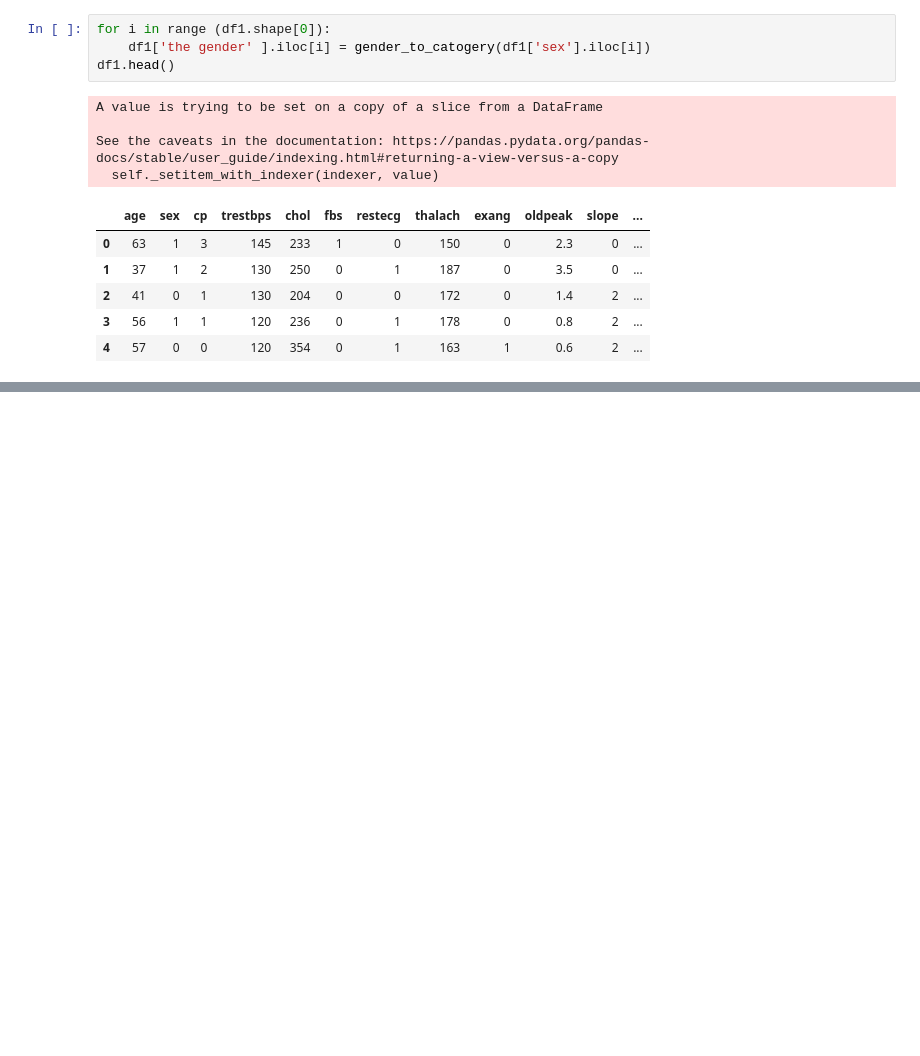
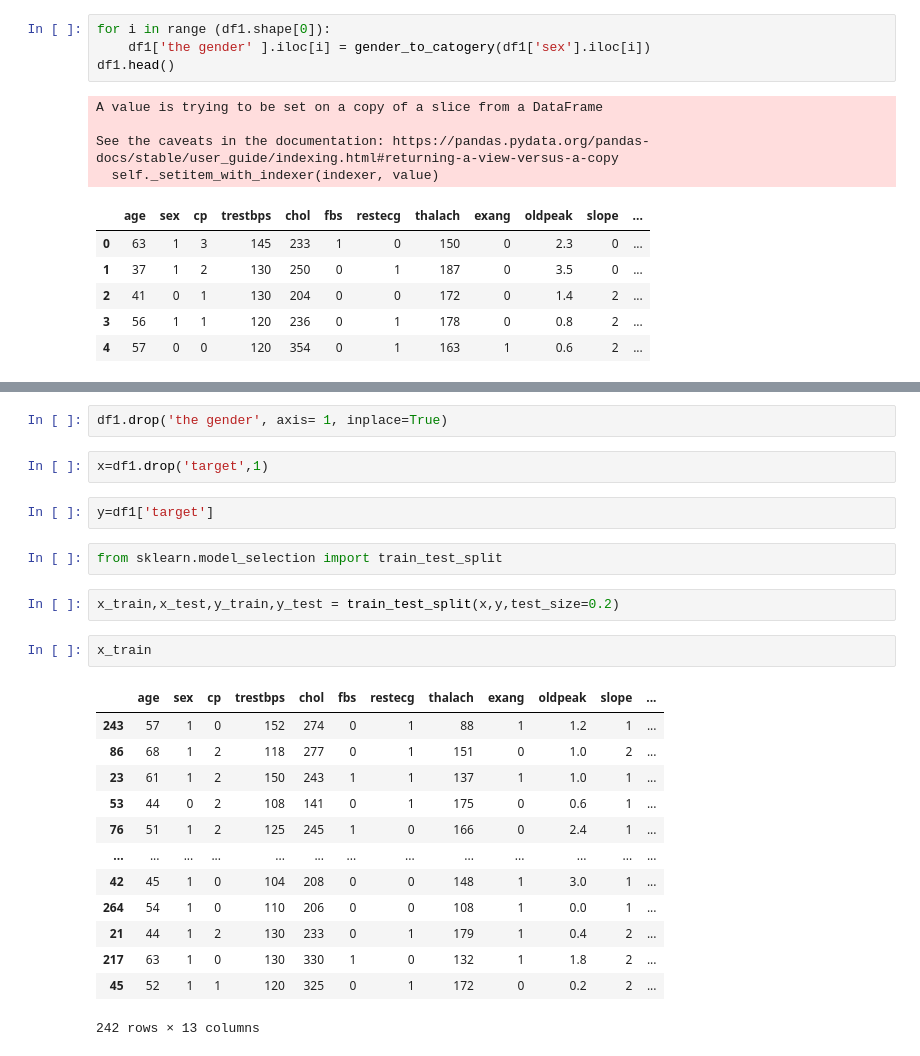
Before and after one commit to MokhtarElmahdy/Heart_Attack, a Jupyter notebook: Untitled.ipynb, the cells around one changed output, grey strips where cells are left out. Saved outputs shown, nothing was run; the diff lists cells and outputs as text; blank space fills up the shorter version.

```diff
--- a/Untitled.ipynb
+++ b/Untitled.ipynb
@@ -66 +66,27 @@ female     96
 Name: the gender, dtype: int64
+# %%
+df1.drop('the gender', axis= 1, inplace=True)
+# %%
+x=df1.drop('target',1)
+# %%
+y=df1['target']
+# %%
+from sklearn.model_selection import train_test_split
+# %%
+x_train,x_test,y_train,y_test = train_test_split(x,y,test_size=0.2)
+# %%
+x_train
+# %% [output]
+|  | age | sex | cp | trestbps | chol | fbs | restecg | thalach | exang | oldpeak | slope | ... |
+| 243 | 57 | 1 | 0 | 152 | 274 | 0 | 1 | 88 | 1 | 1.2 | 1 | ... |
+| 86 | 68 | 1 | 2 | 118 | 277 | 0 | 1 | 151 | 0 | 1.0 | 2 | ... |
+| 23 | 61 | 1 | 2 | 150 | 243 | 1 | 1 | 137 | 1 | 1.0 | 1 | ... |
+| 53 | 44 | 0 | 2 | 108 | 141 | 0 | 1 | 175 | 0 | 0.6 | 1 | ... |
+| 76 | 51 | 1 | 2 | 125 | 245 | 1 | 0 | 166 | 0 | 2.4 | 1 | ... |
+| ... | ... | ... | ... | ... | ... | ... | ... | ... | ... | ... | ... | ... |
+| 42 | 45 | 1 | 0 | 104 | 208 | 0 | 0 | 148 | 1 | 3.0 | 1 | ... |
+| 264 | 54 | 1 | 0 | 110 | 206 | 0 | 0 | 108 | 1 | 0.0 | 1 | ... |
+| 21 | 44 | 1 | 2 | 130 | 233 | 0 | 1 | 179 | 1 | 0.4 | 2 | ... |
+| 217 | 63 | 1 | 0 | 130 | 330 | 1 | 0 | 132 | 1 | 1.8 | 2 | ... |
+| 45 | 52 | 1 | 1 | 120 | 325 | 0 | 1 | 172 | 0 | 0.2 | 2 | ... |
+242 rows × 13 columns
```
Also changed, not shown: parts of 1 cell of this notebook.
